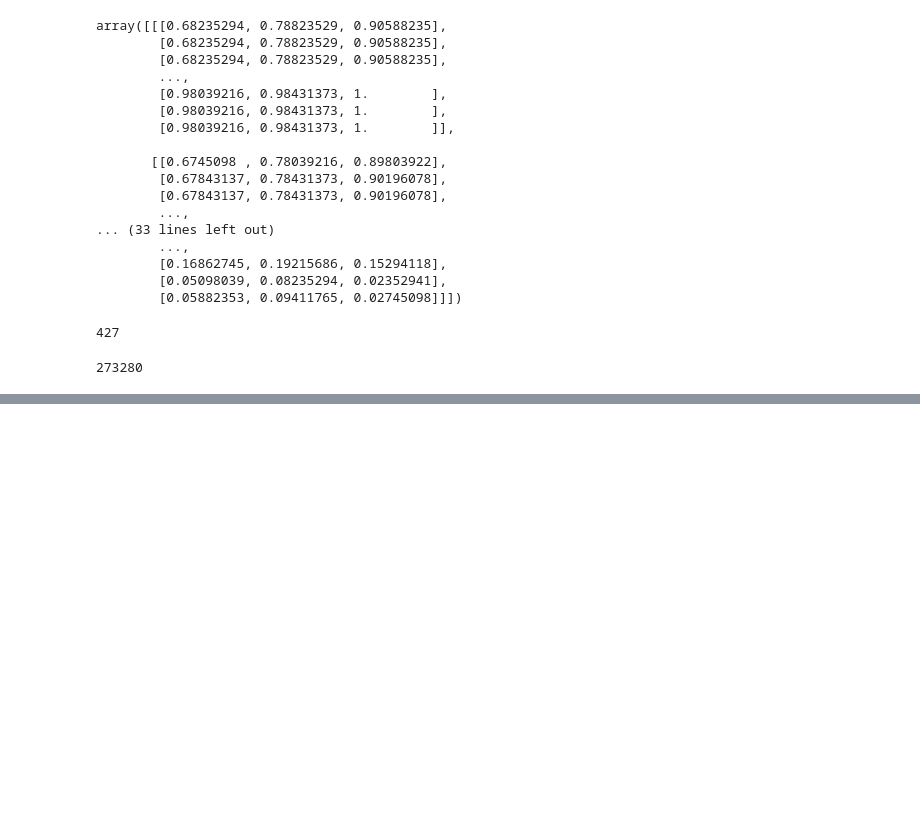
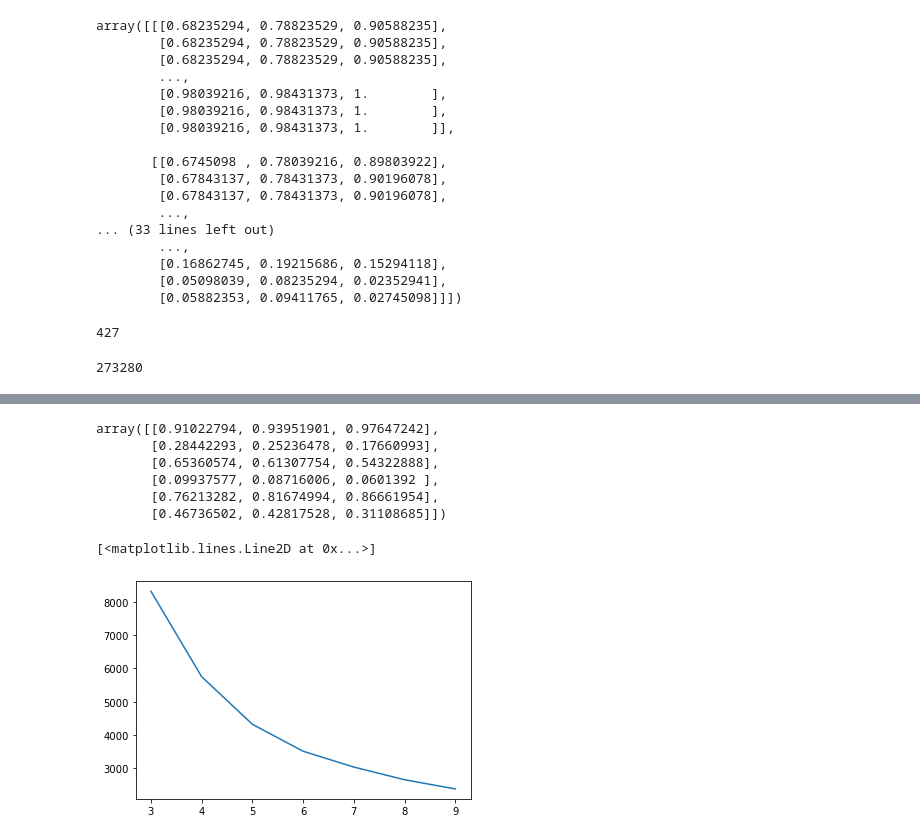
Before and after one commit to biby94/2020_cphys2, a Jupyter notebook: hw6-checkpoint.ipynb, the cells around one changed output, grey strips where cells are left out. Saved outputs shown, nothing was run; the diff lists cells and outputs as text; code cells hidden in the pictures; blank space fills up the shorter version.

```diff
--- a/hw6-checkpoint.ipynb
+++ b/hw6-checkpoint.ipynb
@@ -72,0 +88,20 @@ array([[0.75589236, 0.80661526, 0.85012126],
+# %%
+kmeans.cluster_centers_
+# %% [output]
+array([[0.91022794, 0.93951901, 0.97647242],
+       [0.28442293, 0.25236478, 0.17660993],
+       [0.65360574, 0.61307754, 0.54322888],
+       [0.09937577, 0.08716006, 0.0601392 ],
+       [0.76213282, 0.81674994, 0.86661954],
+       [0.46736502, 0.42817528, 0.31108685]])
+# %%
+kiner = {}
+for k in range(3, 10):
+    kmeans = KMeans(n_clusters=k)
+    kmeans.fit(x)
+    kiner[k] = kmeans.inertia_
+
+plt.plot(list(kiner.keys()), list(kiner.values()))
+# %% [output]
+[<matplotlib.lines.Line2D at 0x...>]
+[figure, added]
```
Also changed, not shown: parts of 5 cells of this notebook.
